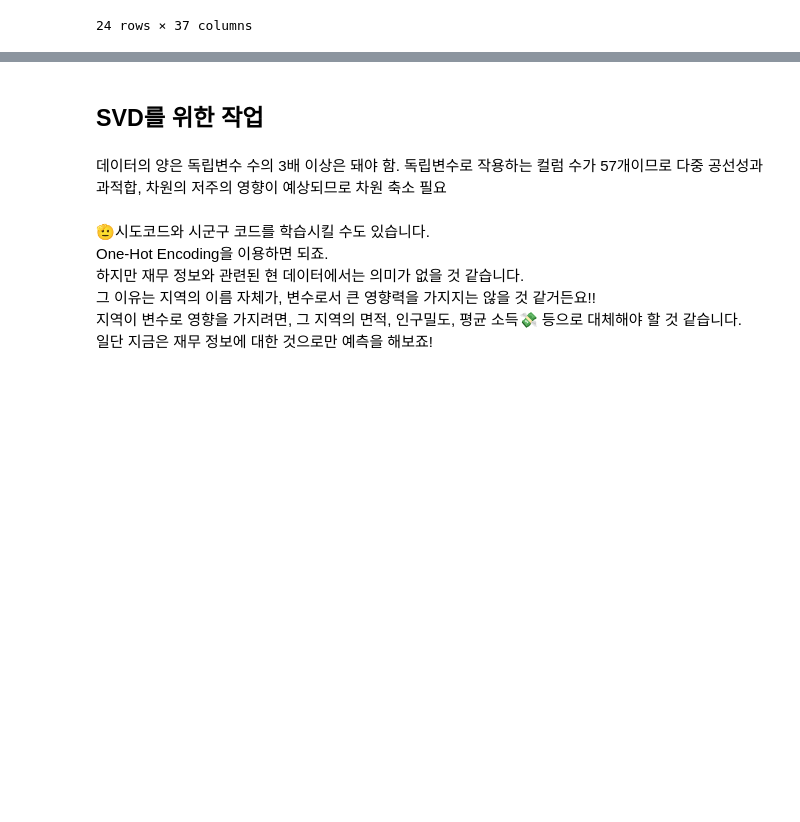
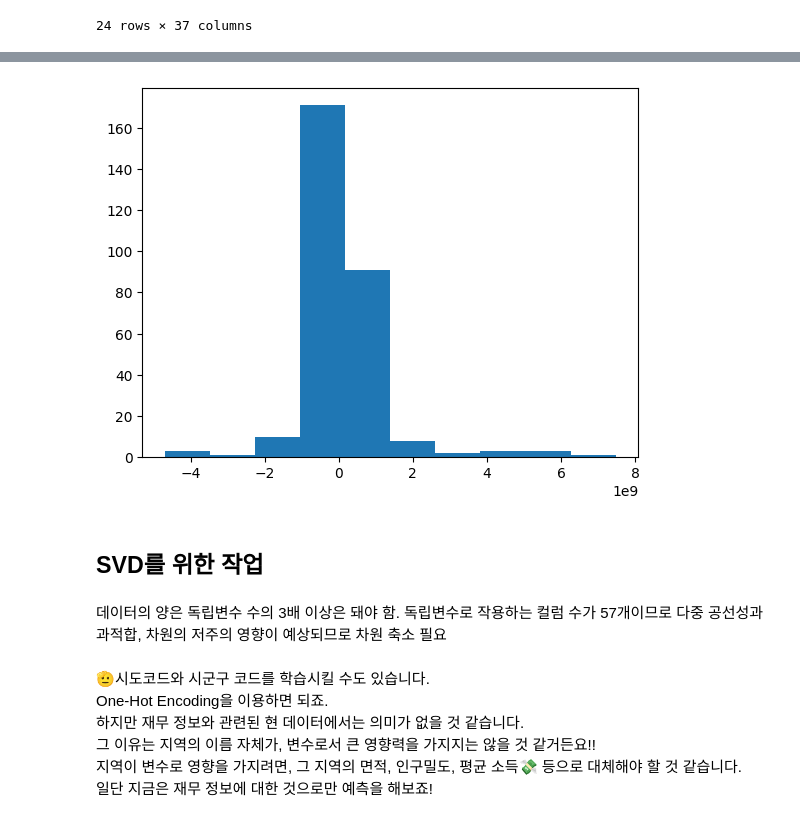
Before and after one commit to nyeokinyeoki/Gym_zalabim, a Jupyter notebook: ipynb/hospital.ipynb, the cells around one changed output, grey strips where cells are left out. Saved outputs shown, nothing was run; the diff lists cells and outputs as text; code cells hidden in the pictures; blank space fills up the shorter version.

Commit message:
show histogram

```diff
--- a/ipynb/hospital.ipynb
+++ b/ipynb/hospital.ipynb
@@ -517,3 +541,9 @@ df_join_clst.groupby(by="NumberOfCluster", axis=1).iloc[:,3:9]
+# %%
+plt.hist(df_clst["profit1"])
+
+plt.show()
+# %% [output]
+[figure, added]
 # %% [markdown]
 ## SVD를 위한 작업
 # %% [markdown]
```
Also changed, not shown: parts of 4 cells of this notebook.
